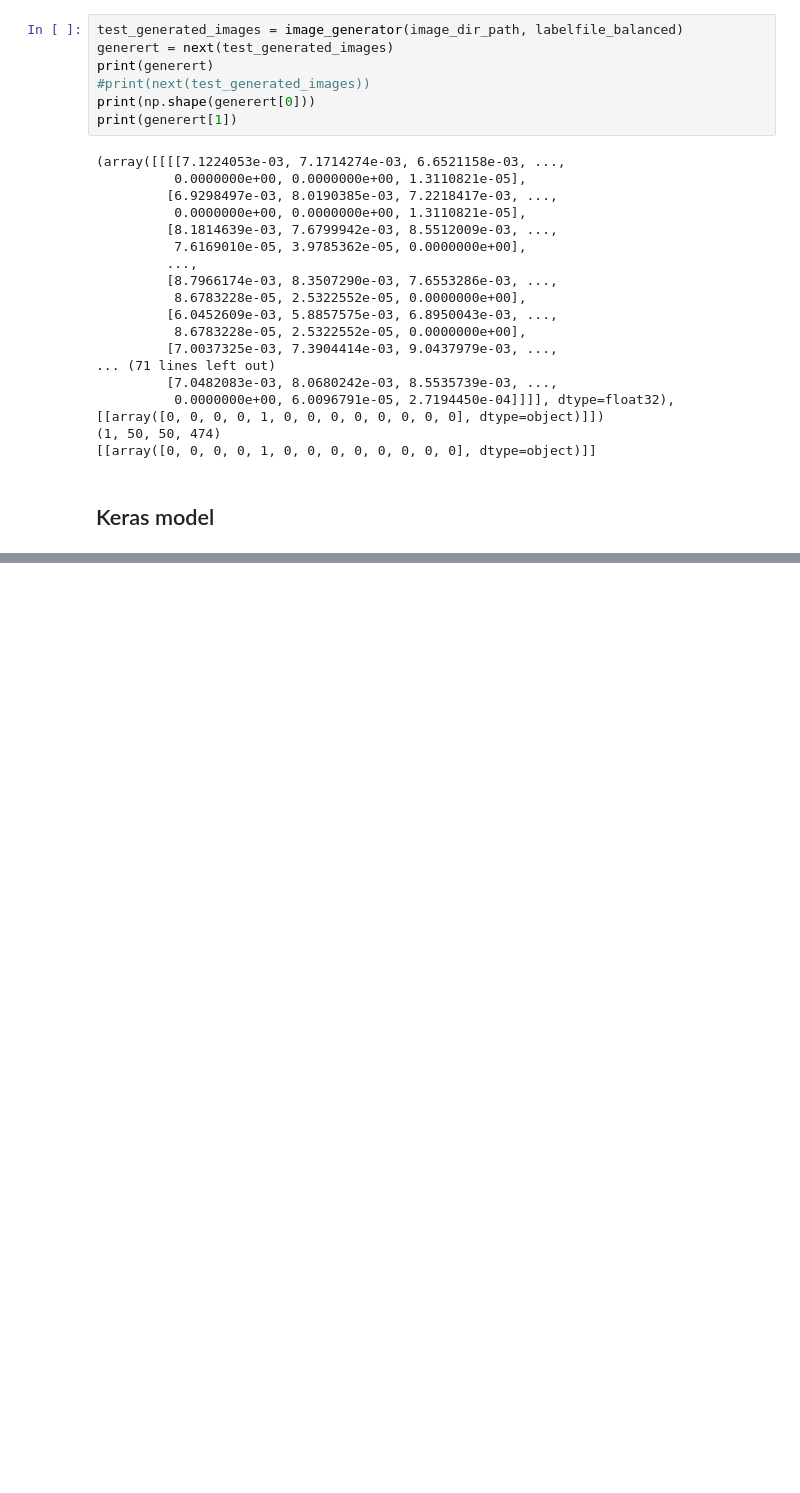
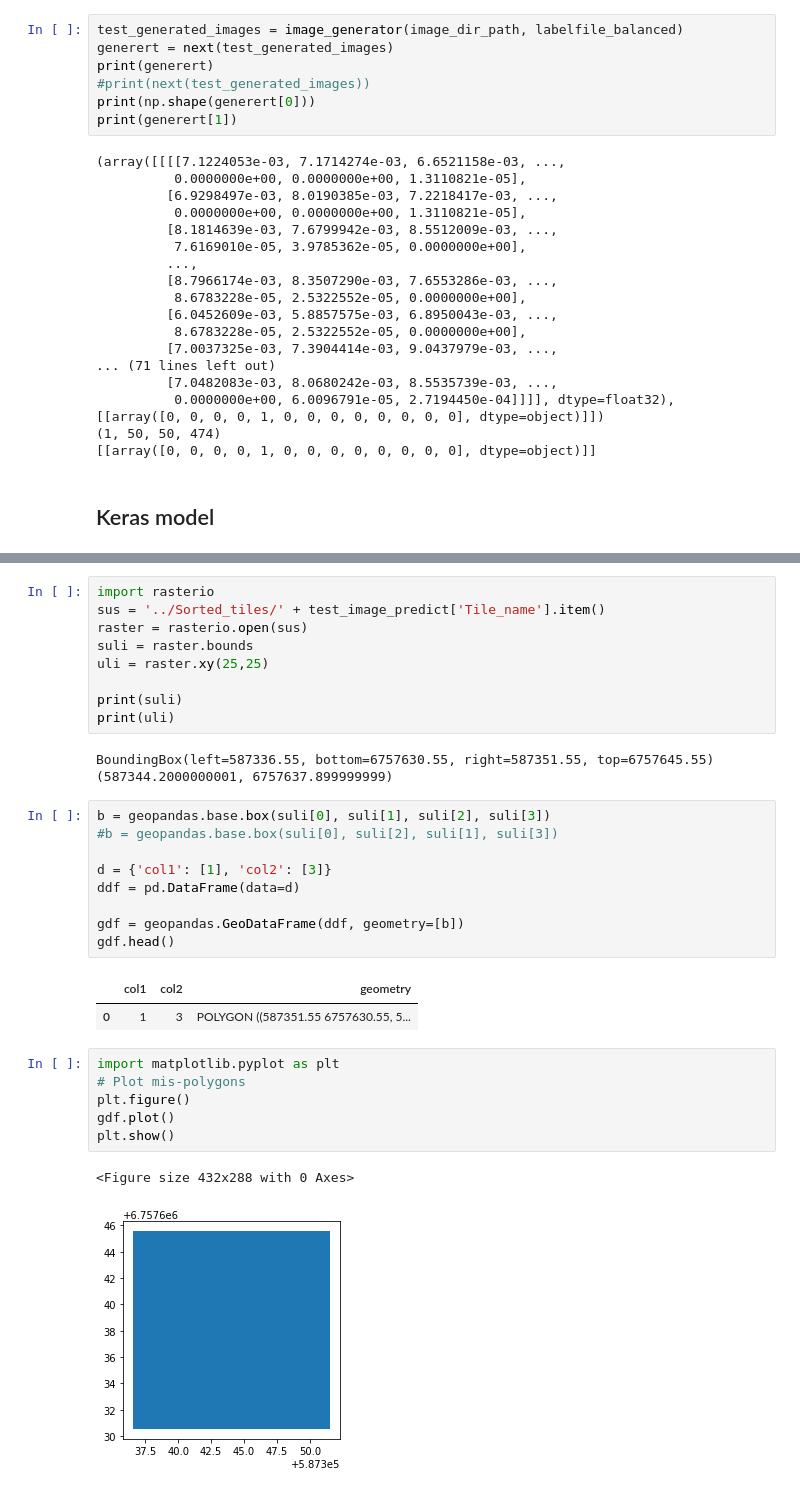
Before and after one commit to JonHidlePedersen/Master-thesis-Jon-Hidle-Pedersen, a Jupyter notebook: Kode/Opening images in Keras.ipynb, the cells around one changed output, grey strips where cells are left out. Cells and saved outputs as stored; diff of their text form; blank space fills up the shorter version.

Commit message:
Made it possible to convert the prediction to a shapefile.

```diff
--- a/Kode/Opening images in Keras.ipynb
+++ b/Kode/Opening images in Keras.ipynb
@@ -281,0 +421,33 @@ sum(nn[0])
+# %%
+import rasterio
+sus = '../Sorted_tiles/' + test_image_predict['Tile_name'].item()
+raster = rasterio.open(sus)
+suli = raster.bounds
+uli = raster.xy(25,25)
+
+print(suli)
+print(uli)
+# %% [output]
+BoundingBox(left=587336.55, bottom=6757630.55, right=587351.55, top=6757645.55)
+(587344.2000000001, 6757637.899999999)
+# %%
+b = geopandas.base.box(suli[0], suli[1], suli[2], suli[3])
+#b = geopandas.base.box(suli[0], suli[2], suli[1], suli[3])
+
+d = {'col1': [1], 'col2': [3]}
+ddf = pd.DataFrame(data=d)
+
+gdf = geopandas.GeoDataFrame(ddf, geometry=[b])
+gdf.head()
+# %% [output]
+|  | col1 | col2 | geometry |
+| 0 | 1 | 3 | POLYGON ((587351.55 6757630.55, 5... |
+# %%
+import matplotlib.pyplot as plt
+# Plot mis-polygons
+plt.figure()
+gdf.plot()
+plt.show()
+# %% [output]
+<Figure size 432x288 with 0 Axes>
+[figure, added]
```
Also changed, not shown: parts of 21 cells of this notebook, 2 other files.
